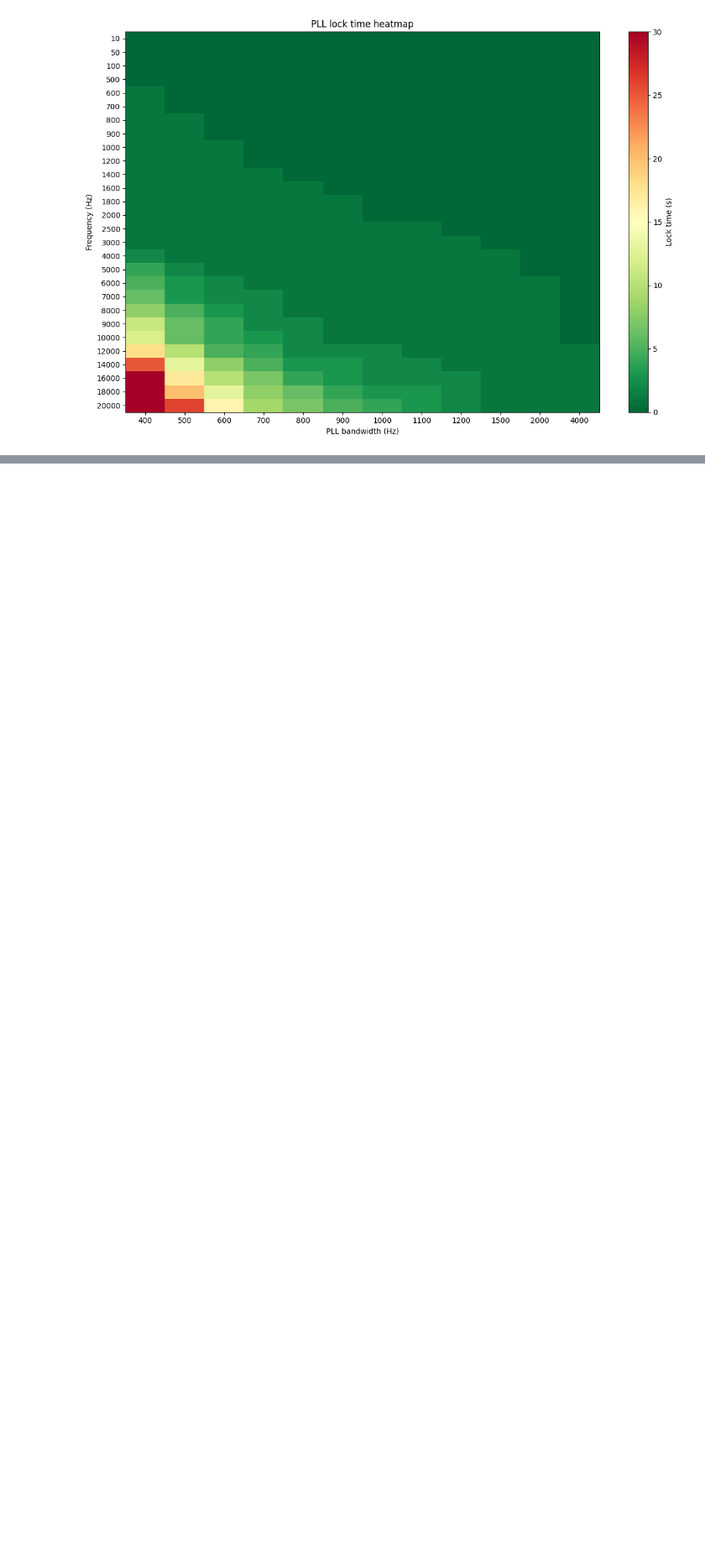
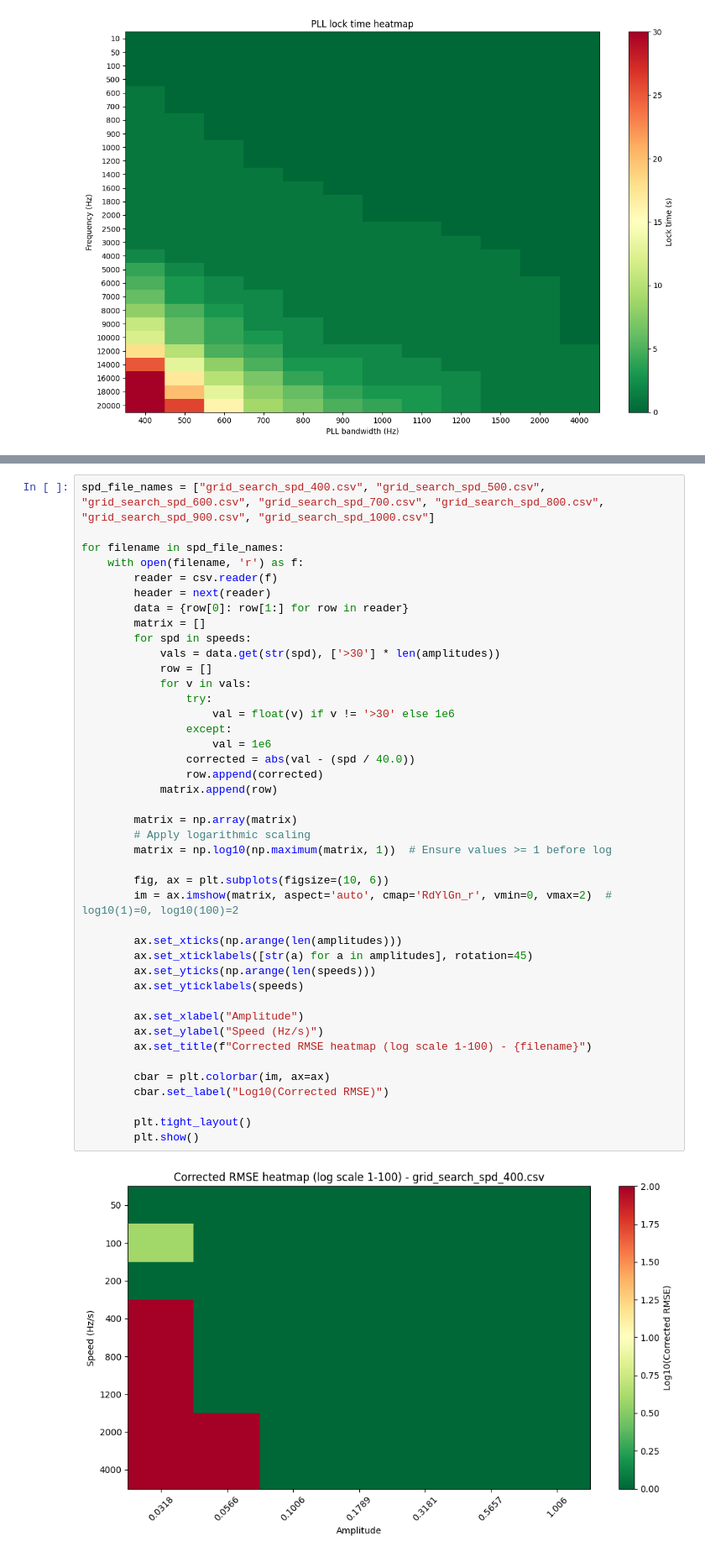
Before and after one commit to BUSH222/dopplerguesser, a Jupyter notebook: pll_bw_optimizer.ipynb, the cells around one changed output, grey strips where cells are left out. Shown at 84% size. Cells and saved outputs as stored; diff of their text form; blank space fills up the shorter version.

Commit message:
speeds

```diff
--- a/pll_bw_optimizer.ipynb
+++ b/pll_bw_optimizer.ipynb
@@ -176,0 +280,44 @@ speed_check_duration = 10 # seconds
+# %%
+spd_file_names = ["grid_search_spd_400.csv", "grid_search_spd_500.csv", "grid_search_spd_600.csv", "grid_search_spd_700.csv", "grid_search_spd_800.csv", "grid_search_spd_900.csv", "grid_search_spd_1000.csv"]
+
+for filename in spd_file_names:
+    with open(filename, 'r') as f:
+        reader = csv.reader(f)
+        header = next(reader)
+        data = {row[0]: row[1:] for row in reader}
+        matrix = []
+        for spd in speeds:
+            vals = data.get(str(spd), ['>30'] * len(amplitudes))
+            row = []
+            for v in vals:
+                try:
+                    val = float(v) if v != '>30' else 1e6
+                except:
+                    val = 1e6
+                corrected = abs(val - (spd / 40.0))
+                row.append(corrected)
+            matrix.append(row)
+
+        matrix = np.array(matrix)
+        # Apply logarithmic scaling
+        matrix = np.log10(np.maximum(matrix, 1))  # Ensure values >= 1 before log
+
+        fig, ax = plt.subplots(figsize=(10, 6))
+        im = ax.imshow(matrix, aspect='auto', cmap='RdYlGn_r', vmin=0, vmax=2)  # log10(1)=0, log10(100)=2
+
+        ax.set_xticks(np.arange(len(amplitudes)))
+        ax.set_xticklabels([str(a) for a in amplitudes], rotation=45)
+        ax.set_yticks(np.arange(len(speeds)))
+        ax.set_yticklabels(speeds)
+
+        ax.set_xlabel("Amplitude")
+        ax.set_ylabel("Speed (Hz/s)")
+        ax.set_title(f"Corrected RMSE heatmap (log scale 1-100) - {filename}")
+
+        cbar = plt.colorbar(im, ax=ax)
+        cbar.set_label("Log10(Corrected RMSE)")
+
+        plt.tight_layout()
+        plt.show()
+# %% [output]
+[figure, added]
```
Also changed, not shown: parts of 3 cells of this notebook.
